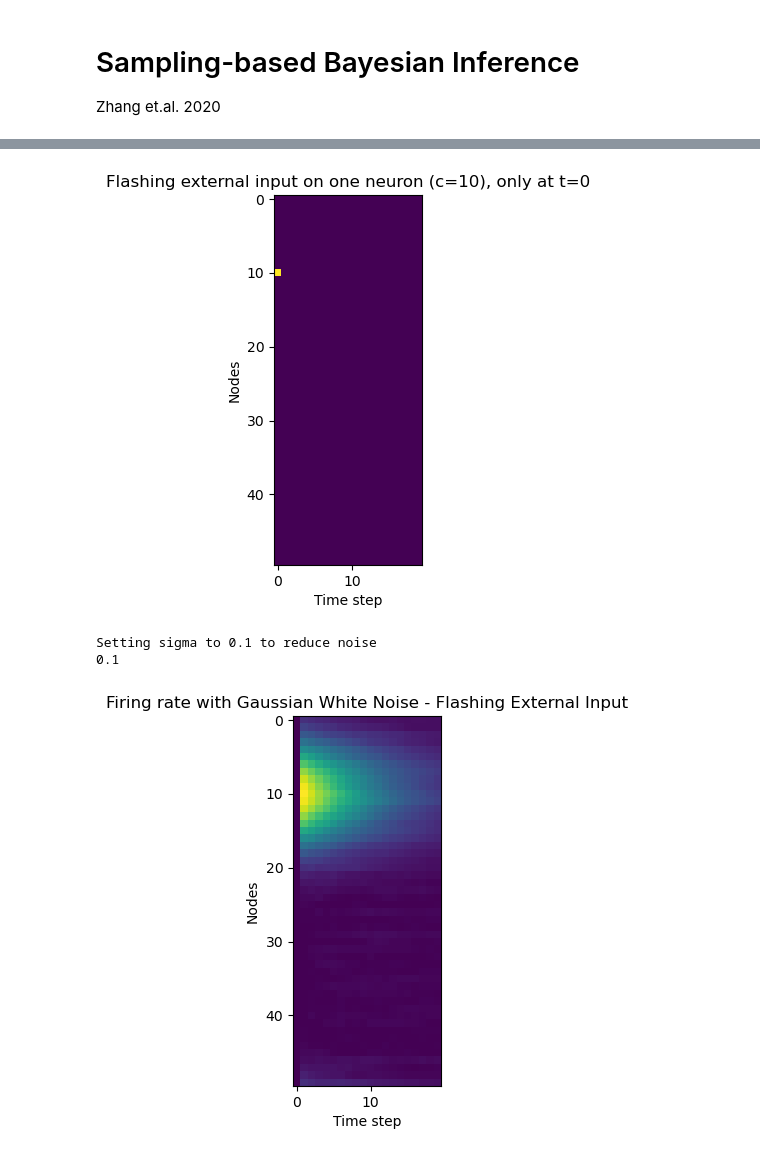
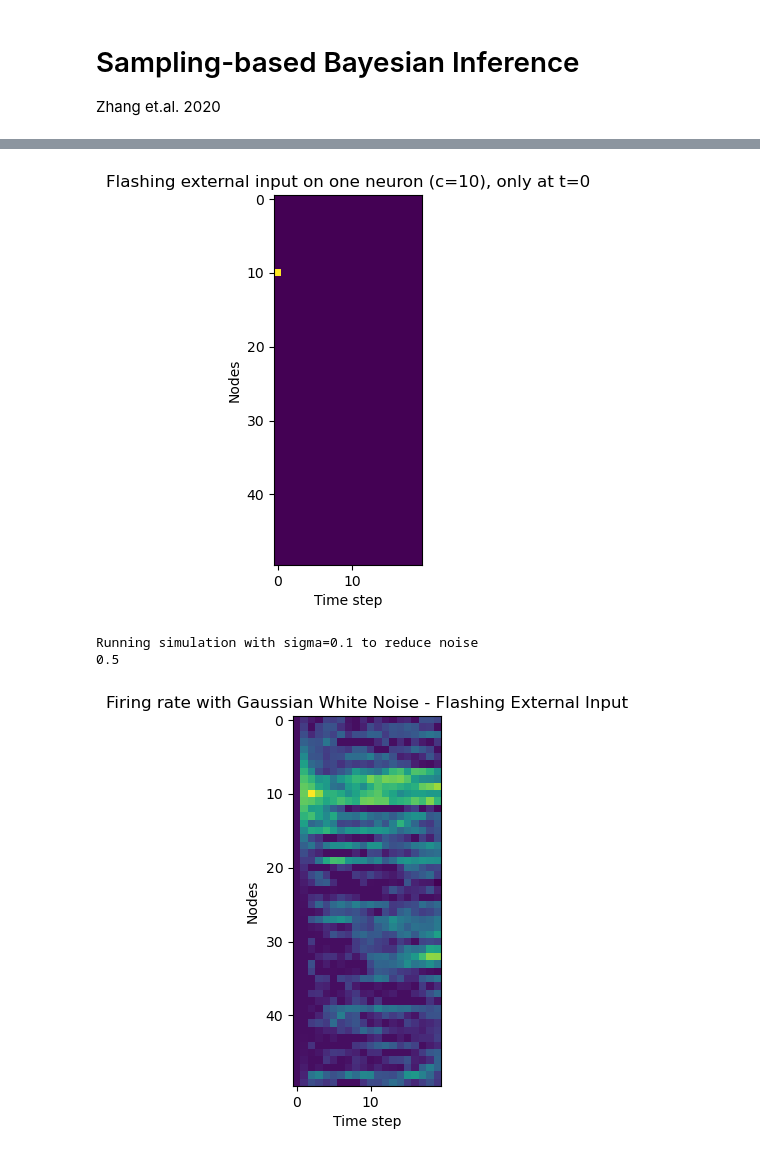
Before and after one commit to michealrm/Trappenberg_CAAN, a Jupyter notebook: cann_simulation.ipynb, the cells around one changed output, grey strips where cells are left out. Saved outputs shown, nothing was run; the diff lists cells and outputs as text; code cells hidden in the pictures.

```diff
--- a/cann_simulation.ipynb
+++ b/cann_simulation.ipynb
@@ -169,7 +166,8 @@ def euler_gwn(u0, T, W, I, gwn, sigma, dt=None, tau=1, k=0.5):
         r = np.power(u, 2) / (1 + k * u.sum()**2) # (n, 1)
         uFano = (u.var() / u.mean() if u.mean() != 0 else 0)  + 1e-6
         dU = dt * (-u + W.T.dot(r) + W.T.dot(I[:, t])) / tau
-        dUdT[:, t + 1] = (1 - dt / tau) * u + dU + (np.sqrt(dt)/tau) * sigma * np.sqrt(tau * uFano) * gwn[:, t]
+        uT = u + dU
+        dUdT[:, t + 1] = (1 - dt / tau) * uT + (dt / tau) * uT + (np.sqrt(dt)/tau) * sigma * np.sqrt(tau * uFano) * gwn[:, t]
     return dUdT
 
 def euler_ivp_gwn(network, external_input, gwn=None, sigma=None, dt=None, tau=1, k=0.05):
@@ -197,17 +195,17 @@ ndyn.plot_firing_rate(sampling_network, 'Firing rate with Gaussian White Noise -
 # %%
 flashing_external_input = np.zeros((sampling_network.N, sampling_network.T))
 flashing_external_input[10, 0] = 1
 ndyn.plot_external_input(flashing_external_input, 'Flashing external input on one neuron (c=10), only at t=0')
 
 print('Running simulation with sigma=0.1 to reduce noise')
 
-solution = sampling_network.simulate(flashing_external_input, euler_ivp_gwn, lambda sol: sol, ivp_func_kwargs={'dt': 0.05, 'sigma': 0.1})
+solution = sampling_network.simulate(flashing_external_input, euler_ivp_gwn, lambda sol: sol, ivp_func_kwargs={'dt': 0.05, 'sigma': 0.5})
 ndyn.plot_firing_rate(sampling_network, 'Firing rate with Gaussian White Noise - Flashing External Input')
 # %% [output]
 [figure]
-Setting sigma to 0.1 to reduce noise
-0.1
+Running simulation with sigma=0.1 to reduce noise
+0.5
-[figure, old version]
+[figure, new version]
 # %%
 continuous_external_input = ndyn.get_diff_matrix(ndyn.Network(50, 20), 25)
 continuous_external_input = ndyn.gaussian_func(continuous_external_input)
```
Also changed, not shown: parts of 4 cells of this notebook.
